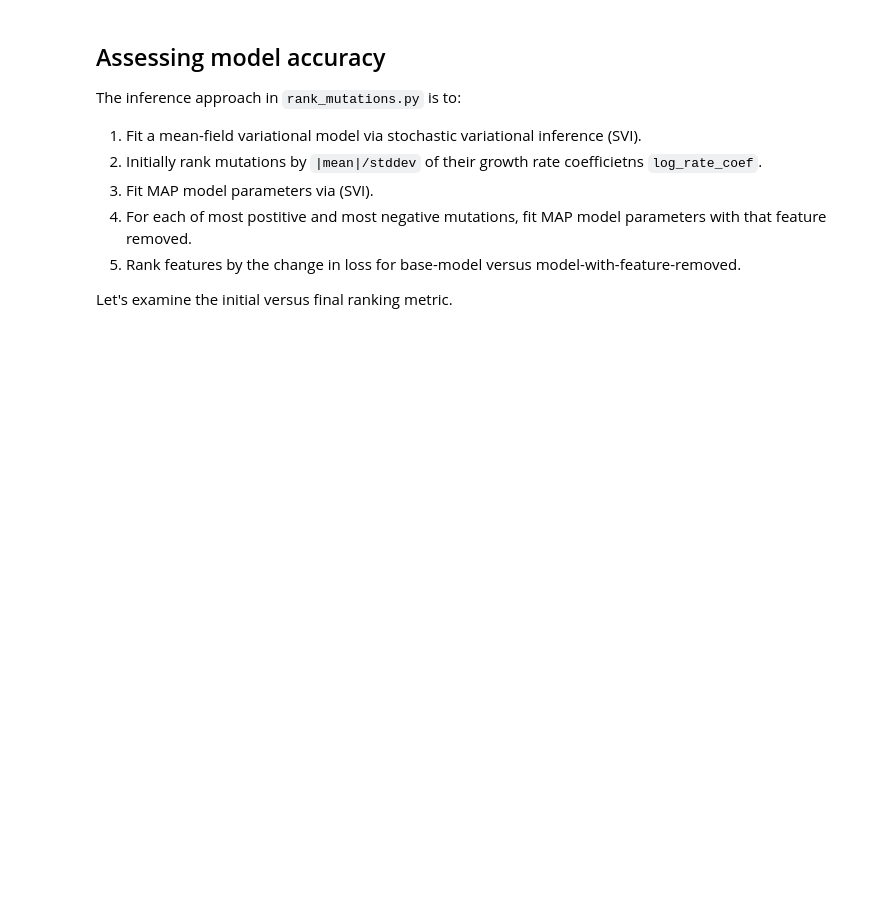
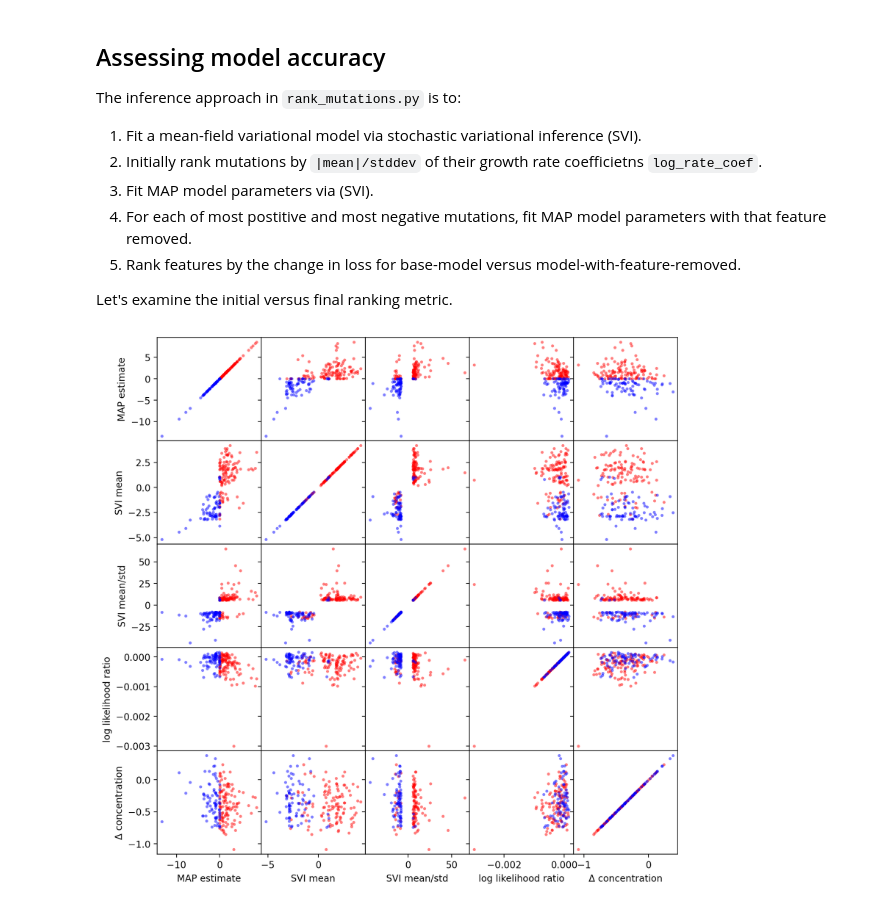
Before and after one commit to broadinstitute/pyro-cov, a Jupyter notebook: mutation_two_step_inference.ipynb, the cells around one changed output. Saved outputs shown, nothing was run; the diff lists cells and outputs as text; code cells hidden in the pictures; blank space fills up the shorter version.

```diff
--- a/mutation_two_step_inference.ipynb
+++ b/mutation_two_step_inference.ipynb
@@ -44,8 +48,9 @@ log_rate_coef = rank_results["log_rate_coef"]
 initial_ranks = rank_results["initial_ranks"]
 feature_ids = torch.tensor(list(rank_results["log_likelihood"].keys()))
 log_likelihood = torch.tensor(list(rank_results["log_likelihood"].values()))
-log_likelihood, ind = log_likelihood.sort(0, descending=True)
-feature_ids = feature_ids[ind]
+concentration = torch.tensor([
+    rank_results["concentrations"][k] - rank_results["concentrations"][None]
+    for k in rank_results["log_likelihood"]])
 log_rate_coef = log_rate_coef[feature_ids]
 mean = initial_ranks["mean"][feature_ids]
 sigma = mean / initial_ranks["std"][feature_ids]
@@ -154,0 +57,21 @@ plot_volcano(mean, std)
+# %%
+trends = {
+    "MAP estimate": log_rate_coef,
+    "SVI mean": mean,
+    "SVI mean/std": sigma,
+    "log likelihood ratio": log_likelihood,
+    "Δ concentration": concentration,
+}
+pos = log_rate_coef > 0
+fig, axes = plt.subplots(len(trends), len(trends), figsize=(10, 10), sharex="col", sharey="row")
+for i, (axes_i, (name_i, trend_i)) in enumerate(zip(axes, trends.items())):
+    axes[i][0].set_ylabel(name_i)
+    axes[-1][i].set_xlabel(name_i)
+    for j, (ax, (name_j, trend_j)) in enumerate(zip(axes_i, trends.items())):
+        ax.scatter(trend_j[pos].numpy(), trend_i[pos].numpy(),
+                   10, color='red', alpha=0.5, lw=0)
+        ax.scatter(trend_j[~pos].numpy(), trend_i[~pos].numpy(),
+                   10, color='blue', alpha=0.5, lw=0)
+plt.subplots_adjust(wspace=0, hspace=0)
+# %% [output]
+[figure, added]
```
Also changed, not shown: parts of 6 cells of this notebook, 2 other files.
